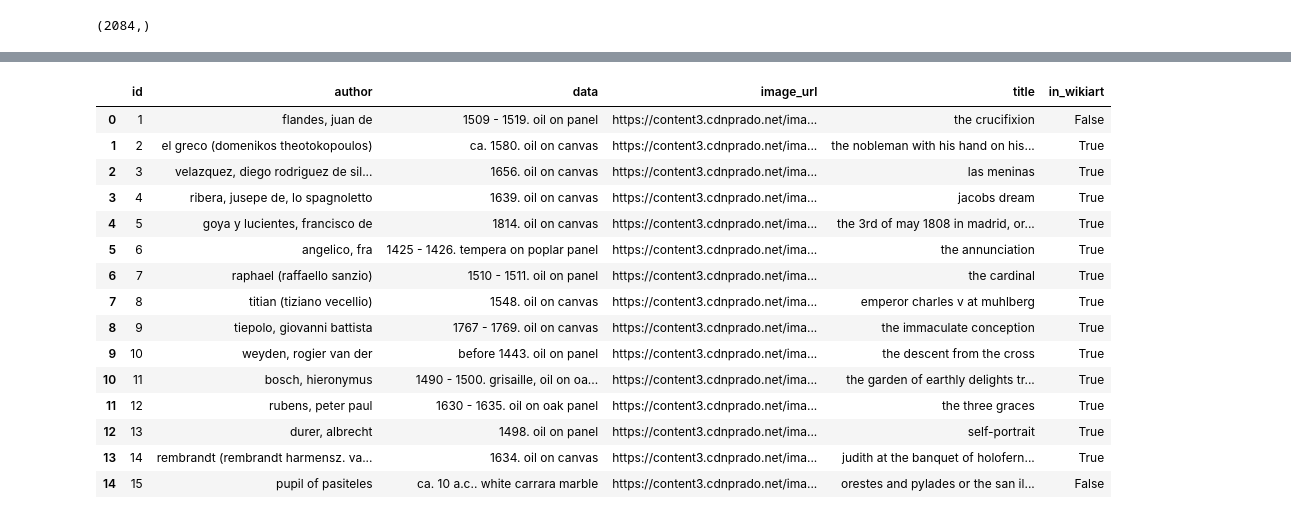
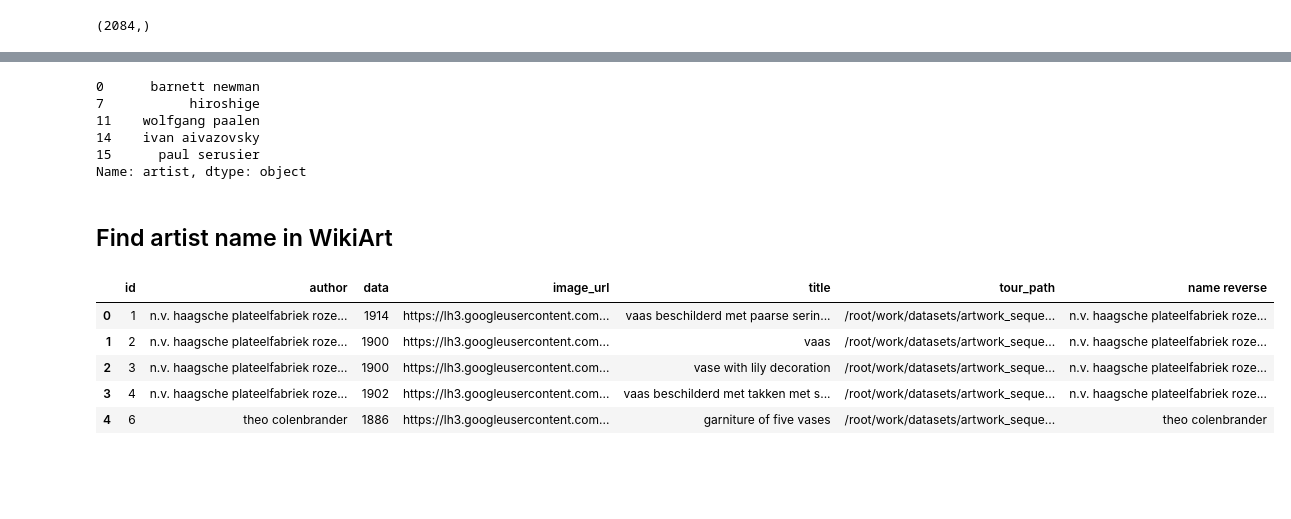
Before and after one commit to ignaciogatti/artwork-sequence-prediction, a Jupyter notebook: Merge_artwork_metadata.ipynb, the cells around one changed output, grey strips where cells are left out. Saved outputs shown, nothing was run; the diff lists cells and outputs as text; code cells hidden in the pictures; blank space fills up the shorter version.

```diff
--- a/Merge_artwork_metadata.ipynb
+++ b/Merge_artwork_metadata.ipynb
@@ -89,19 +70,38 @@ df_tour['in_wikiart'] = df_tour['author'].apply(is_in_wikiart)
-# %%
-df_tour
-# %% [output]
-|  | id | author | data | image_url | title | in_wikiart |
-| 0 | 1 | flandes, juan de | 1509 - 1519. oil on panel | https://content3.cdnprado.net/ima... | the crucifixion | False |
-| 1 | 2 | el greco (domenikos theotokopoulos) | ca. 1580. oil on canvas | https://content3.cdnprado.net/ima... | the nobleman with his hand on his... | True |
-| 2 | 3 | velazquez, diego rodriguez de sil... | 1656. oil on canvas | https://content3.cdnprado.net/ima... | las meninas | True |
-| 3 | 4 | ribera, jusepe de, lo spagnoletto | 1639. oil on canvas | https://content3.cdnprado.net/ima... | jacobs dream | True |
-| 4 | 5 | goya y lucientes, francisco de | 1814. oil on canvas | https://content3.cdnprado.net/ima... | the 3rd of may 1808 in madrid, or... | True |
-| 5 | 6 | angelico, fra | 1425 - 1426. tempera on poplar panel | https://content3.cdnprado.net/ima... | the annunciation | True |
-| 6 | 7 | raphael (raffaello sanzio) | 1510 - 1511. oil on panel | https://content3.cdnprado.net/ima... | the cardinal | True |
-| 7 | 8 | titian (tiziano vecellio) | 1548. oil on canvas | https://content3.cdnprado.net/ima... | emperor charles v at muhlberg | True |
-| 8 | 9 | tiepolo, giovanni battista | 1767 - 1769. oil on canvas | https://content3.cdnprado.net/ima... | the immaculate conception | True |
-| 9 | 10 | weyden, rogier van der | before 1443. oil on panel | https://content3.cdnprado.net/ima... | the descent from the cross | True |
-| 10 | 11 | bosch, hieronymus | 1490 - 1500. grisaille, oil on oa... | https://content3.cdnprado.net/ima... | the garden of earthly delights tr... | True |
-| 11 | 12 | rubens, peter paul | 1630 - 1635. oil on oak panel | https://content3.cdnprado.net/ima... | the three graces | True |
-| 12 | 13 | durer, albrecht | 1498. oil on panel | https://content3.cdnprado.net/ima... | self-portrait | True |
-| 13 | 14 | rembrandt (rembrandt harmensz. va... | 1634. oil on canvas | https://content3.cdnprado.net/ima... | judith at the banquet of holofern... | True |
-| 14 | 15 | pupil of pasiteles | ca. 10 a.c.. white carrara marble | https://content3.cdnprado.net/ima... | orestes and pylades or the san il... | False |
+# %%
+df_all_artists.head()
+# %% [output]
+0      barnett newman
+7           hiroshige
+11    wolfgang paalen
+14    ivan aivazovsky
+15      paul serusier
+Name: artist, dtype: object
+# %% [markdown]
+## Find artist name in WikiArt
+# %%
+import re
+
+'''
+reverse name transform last name, first name -> first name last name
+'''
+
+
+def reverse_name(name):
+
+    name_cleaned = re.sub(r'\(.+\)', '', name)
+    name_cleaned = re.sub(r' (de|y)( |$)', ' ', name_cleaned)
+    #name_cleaned = re.sub(r'(\(|\))', '', name_cleaned)
+    name_splitted = name_cleaned.split(', ')
+    name_splitted.reverse()
+    return ' '.join(name_splitted)
+# %%
+df_tours['name reverse'] = df_tours['author'].apply(reverse_name)
+
+df_tours.head()
+# %% [output]
+|  | id | author | data | image_url | title | tour_path | name reverse |
+| 0 | 1 | n.v. haagsche plateelfabriek roze... | 1914 | https://lh3.googleusercontent.com... | vaas beschilderd met paarse serin... | /root/work/datasets/artwork_seque... | n.v. haagsche plateelfabriek roze... |
+| 1 | 2 | n.v. haagsche plateelfabriek roze... | 1900 | https://lh3.googleusercontent.com... | vaas | /root/work/datasets/artwork_seque... | n.v. haagsche plateelfabriek roze... |
+| 2 | 3 | n.v. haagsche plateelfabriek roze... | 1900 | https://lh3.googleusercontent.com... | vase with lily decoration | /root/work/datasets/artwork_seque... | n.v. haagsche plateelfabriek roze... |
+| 3 | 4 | n.v. haagsche plateelfabriek roze... | 1902 | https://lh3.googleusercontent.com... | vaas beschilderd met takken met s... | /root/work/datasets/artwork_seque... | n.v. haagsche plateelfabriek roze... |
+| 4 | 6 | theo colenbrander | 1886 | https://lh3.googleusercontent.com... | garniture of five vases | /root/work/datasets/artwork_seque... | theo colenbrander |
```
Also changed, not shown: parts of 14 cells of this notebook, 6 other files.
